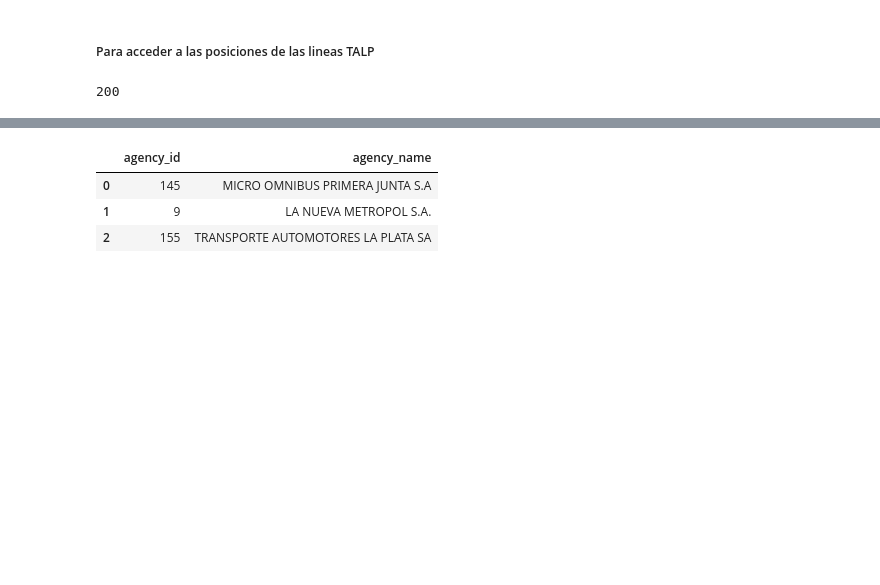
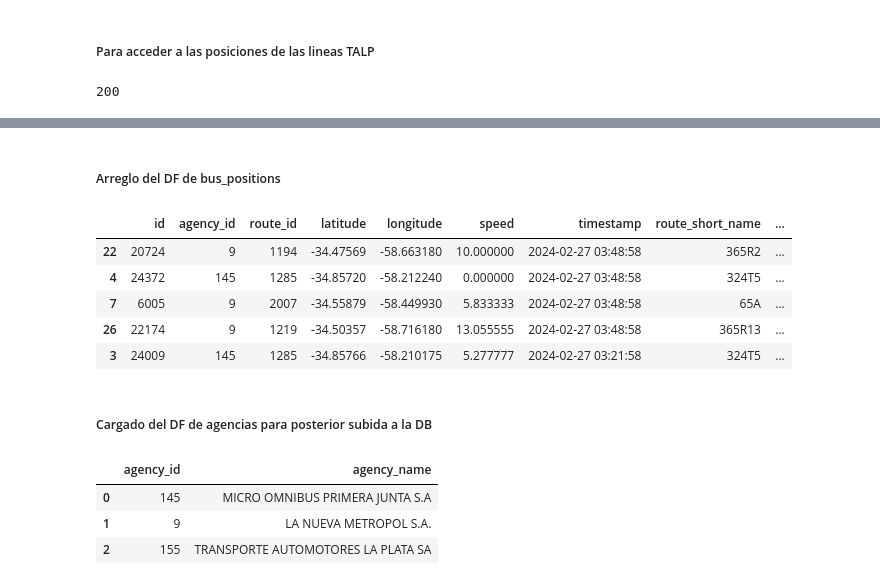
Before and after one commit to c-gonzalez-a/DataEngineeringCoder, a Jupyter notebook: main.ipynb, the cells around one changed output, grey strips where cells are left out. Drawn from its saved outputs; the diff is of its cells as text; code cells hidden in the pictures; blank space fills up the shorter version.

```diff
--- a/main.ipynb
+++ b/main.ipynb
@@ -413,3 +413,19 @@ df_bus_positions.sample(5)
+# %% [markdown]
+##### Arreglo del DF de bus_positions
+# %%
+# Convierte el timestamp a un objeto datetime
+df_bus_positions['timestamp'] = pd.to_datetime(df_bus_positions['timestamp'], unit='s')
+# %%
+df_bus_positions.sample(5)
+# %% [output]
+|  | id | agency_id | route_id | latitude | longitude | speed | timestamp | route_short_name | ... |
+| 22 | 20724 | 9 | 1194 | -34.47569 | -58.663180 | 10.000000 | 2024-02-27 03:48:58 | 365R2 | ... |
+| 4 | 24372 | 145 | 1285 | -34.85720 | -58.212240 | 0.000000 | 2024-02-27 03:48:58 | 324T5 | ... |
+| 7 | 6005 | 9 | 2007 | -34.55879 | -58.449930 | 5.833333 | 2024-02-27 03:48:58 | 65A | ... |
+| 26 | 22174 | 9 | 1219 | -34.50357 | -58.716180 | 13.055555 | 2024-02-27 03:48:58 | 365R13 | ... |
+| 3 | 24009 | 145 | 1285 | -34.85766 | -58.210175 | 5.277777 | 2024-02-27 03:21:58 | 324T5 | ... |
+# %% [markdown]
+##### Cargado del DF de agencias para posterior subida a la DB
 # %%
 df_agencies = load_df_agencies(df_TALPPositions.iloc[0], df_agencies)
 # %%
```
Also changed, not shown: parts of 25 cells of this notebook.
